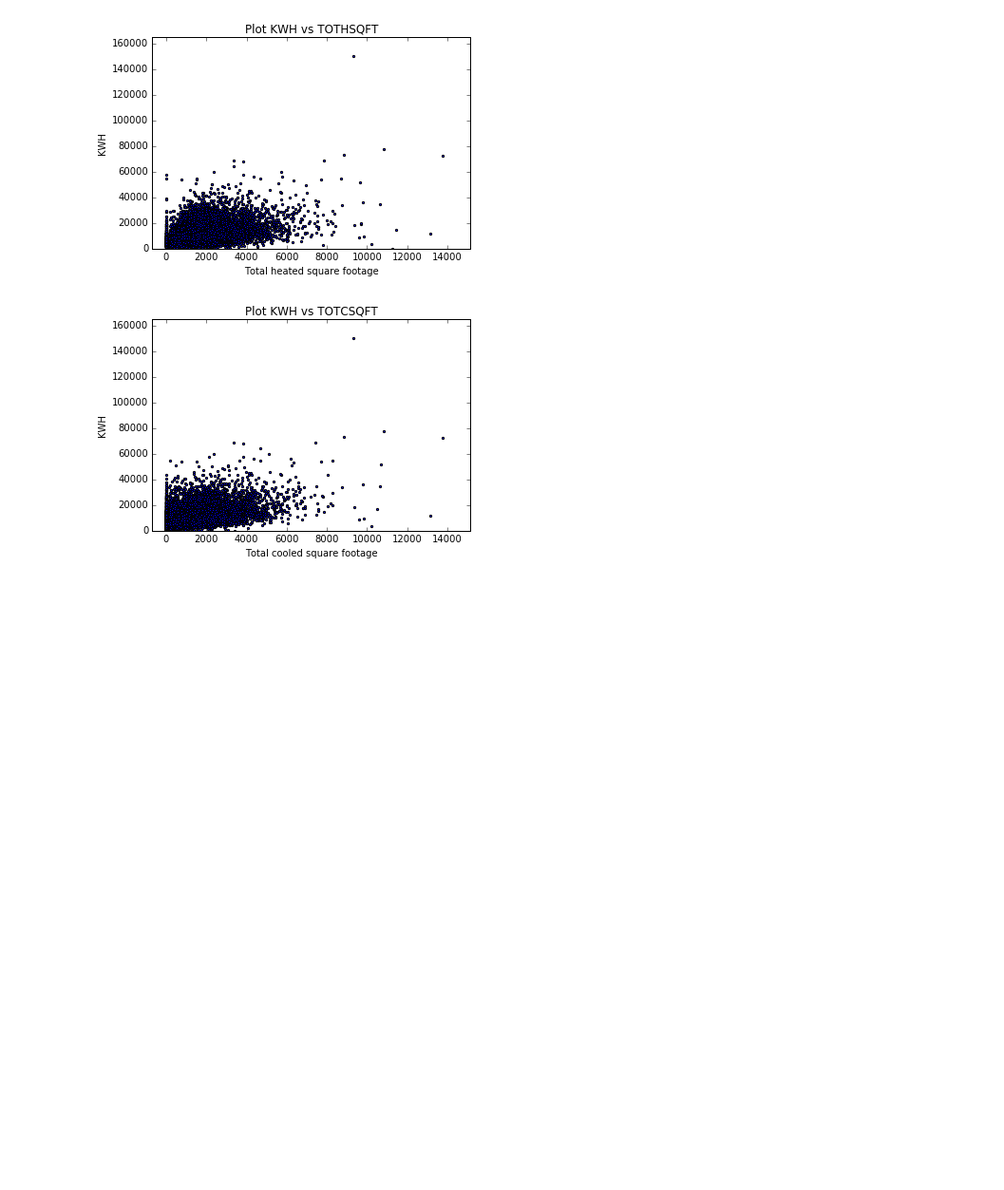
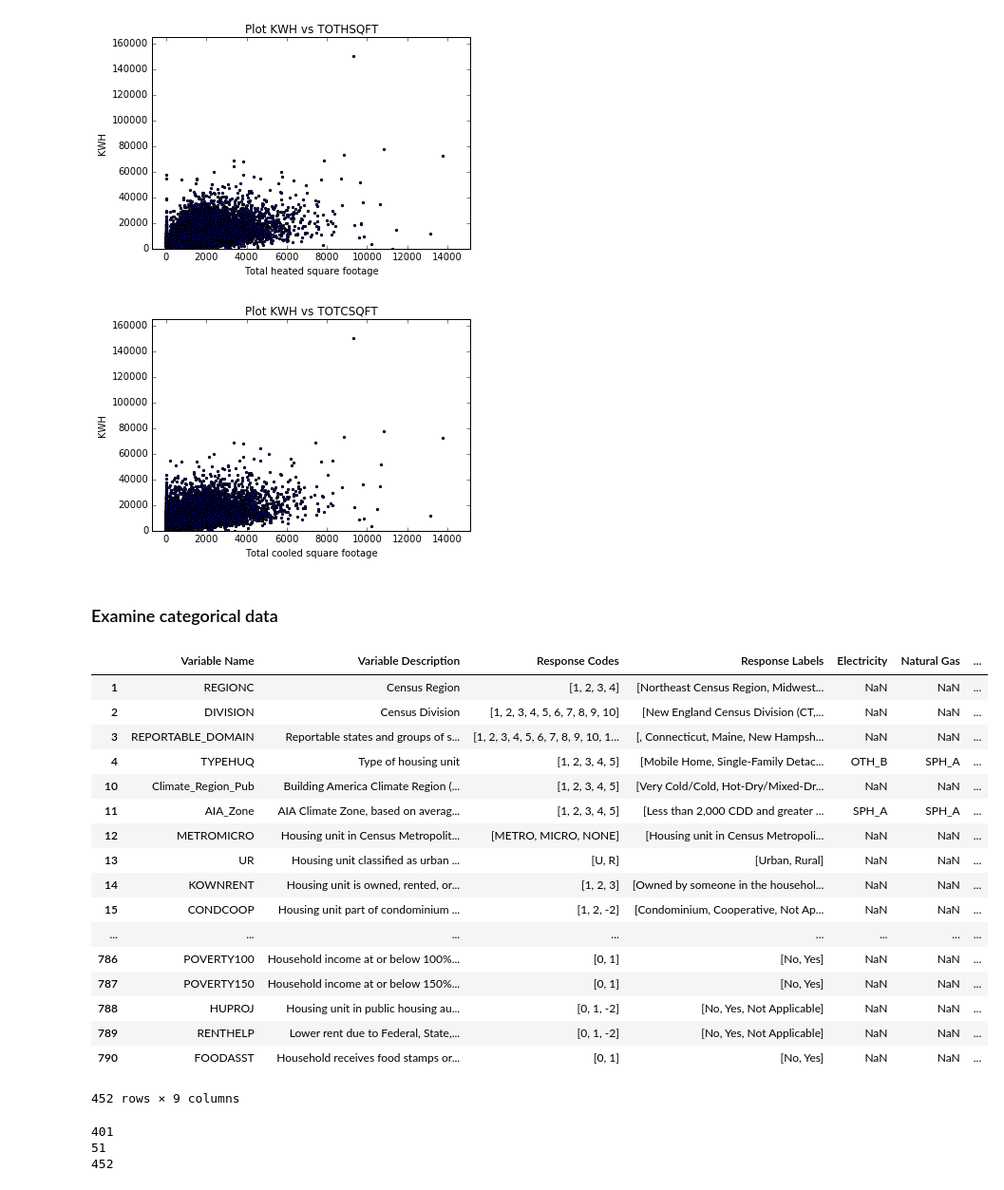
Before and after one commit to mohi7621/Springboard, a Jupyter notebook: capstone/data-wrangling-v3.ipynb, the cells around one changed output. Shown: that part at 95% size. Drawn from its saved outputs; the diff is of its cells as text; code cells hidden in the pictures; blank space fills up the shorter version.

```diff
--- a/capstone/data-wrangling-v3.ipynb
+++ b/capstone/data-wrangling-v3.ipynb
@@ -157,0 +153,23 @@ for var in r_vals.variable:
+# %% [markdown]
+### Examine categorical data
+# %%
+pccat
+# %% [output]
+|  | Variable Name | Variable Description | Response Codes | Response Labels | Electricity | Natural Gas | ... |
+| 1 | REGIONC | Census Region | [1, 2, 3, 4] | [Northeast Census Region, Midwest... | NaN | NaN | ... |
+| 2 | DIVISION | Census Division | [1, 2, 3, 4, 5, 6, 7, 8, 9, 10] | [New England Census Division (CT,... | NaN | NaN | ... |
+| 3 | REPORTABLE_DOMAIN | Reportable states and groups of s... | [1, 2, 3, 4, 5, 6, 7, 8, 9, 10, 1... | [, Connecticut, Maine, New Hampsh... | NaN | NaN | ... |
+| 4 | TYPEHUQ | Type of housing unit | [1, 2, 3, 4, 5] | [Mobile Home, Single-Family Detac... | OTH_B | SPH_A | ... |
+| 10 | Climate_Region_Pub | Building America Climate Region (... | [1, 2, 3, 4, 5] | [Very Cold/Cold, Hot-Dry/Mixed-Dr... | NaN | NaN | ... |
+| 11 | AIA_Zone | AIA Climate Zone, based on averag... | [1, 2, 3, 4, 5] | [Less than 2,000 CDD and greater ... | SPH_A | SPH_A | ... |
+| 12 | METROMICRO | Housing unit in Census Metropolit... | [METRO, MICRO, NONE] | [Housing unit in Census Metropoli... | NaN | NaN | ... |
+| 13 | UR | Housing unit classified as urban ... | [U, R] | [Urban, Rural] | NaN | NaN | ... |
+| 14 | KOWNRENT | Housing unit is owned, rented, or... | [1, 2, 3] | [Owned by someone in the househol... | NaN | NaN | ... |
+| 15 | CONDCOOP | Housing unit part of condominium ... | [1, 2, -2] | [Condominium, Cooperative, Not Ap... | NaN | NaN | ... |
+| ... | ... | ... | ... | ... | ... | ... | ... |
+| 786 | POVERTY100 | Household income at or below 100%... | [0, 1] | [No, Yes] | NaN | NaN | ... |
+| 787 | POVERTY150 | Household income at or below 150%... | [0, 1] | [No, Yes] | NaN | NaN | ... |
+| 788 | HUPROJ | Housing unit in public housing au... | [0, 1, -2] | [No, Yes, Not Applicable] | NaN | NaN | ... |
+| 789 | RENTHELP | Lower rent due to Federal, State,... | [0, 1, -2] | [No, Yes, Not Applicable] | NaN | NaN | ... |
+| 790 | FOODASST | Household receives food stamps or... | [0, 1] | [No, Yes] | NaN | NaN | ... |
+452 rows × 9 columns
@@ -157,0 +201,8 @@ for var in r_vals.variable:
+# %%
+print(len(pccat_clean))
+print(len(pccat_unclean))
+print(len(pccat))
+# %% [output]
+401
+51
+452
```
Also changed, not shown: parts of 21 cells of this notebook, 8 other files.
